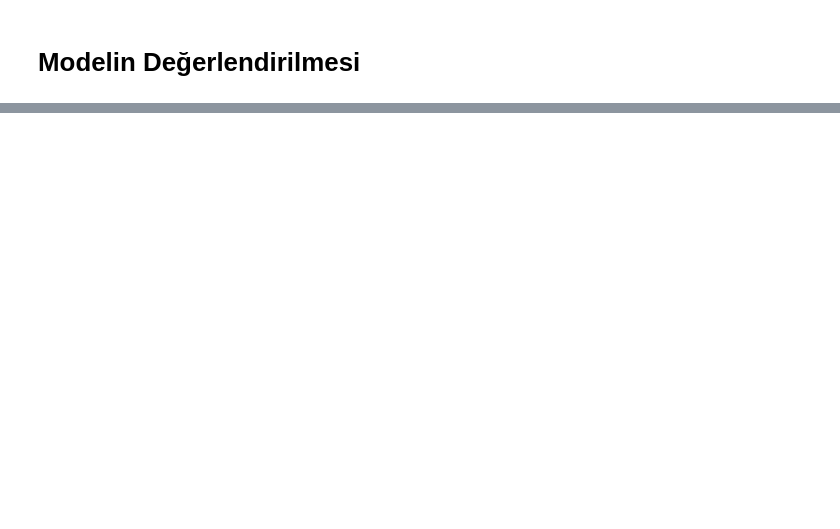
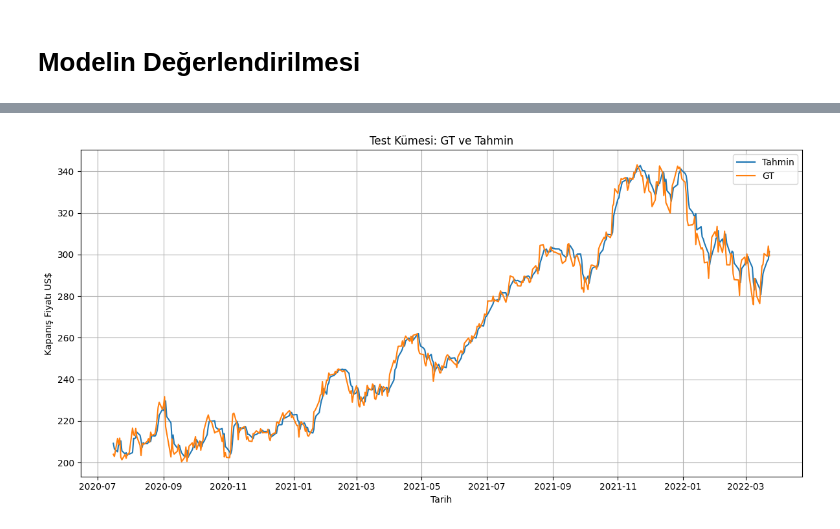
Before and after one commit to kaanrkaraman/lstm-stock-price-predictor, a Jupyter notebook: lstm-stock-price-predictor.ipynb, the cells around one changed output, grey strips where cells are left out. Saved outputs shown, nothing was run; the diff lists cells and outputs as text; code cells hidden in the pictures; blank space fills up the shorter version.

```diff
--- a/lstm-stock-price-predictor.ipynb
+++ b/lstm-stock-price-predictor.ipynb
@@ -345,21 +460,26 @@ plt.show()
 # %%
 model.eval()
 
 X_test_tensor = torch.tensor(X_test, dtype=torch.float32).to(device)
 
 with torch.no_grad():
     test_preds = model(X_test_tensor).cpu().squeeze().numpy()
+
+test_metrics = evaluate_predictions(y_test_real, test_preds_real, name="Test")
+
 
 plt.figure(figsize=(12, 6))
 plt.plot(dates_test, test_preds_real, label="Tahmin")
 plt.plot(dates_test, y_test_real, label="GT")
 plt.xlabel("Tarih")
 plt.ylabel("Kapanış Fiyatı US$")
 plt.title("Test Kümesi: GT ve Tahmin")
 plt.legend()
 plt.grid(True)
 plt.tight_layout()
 plt.show()
+# %% [output]
+[figure, added]
 # %%
 plt.figure(figsize=(14, 7))
 
```
Also changed, not shown: parts of 17 cells of this notebook.
